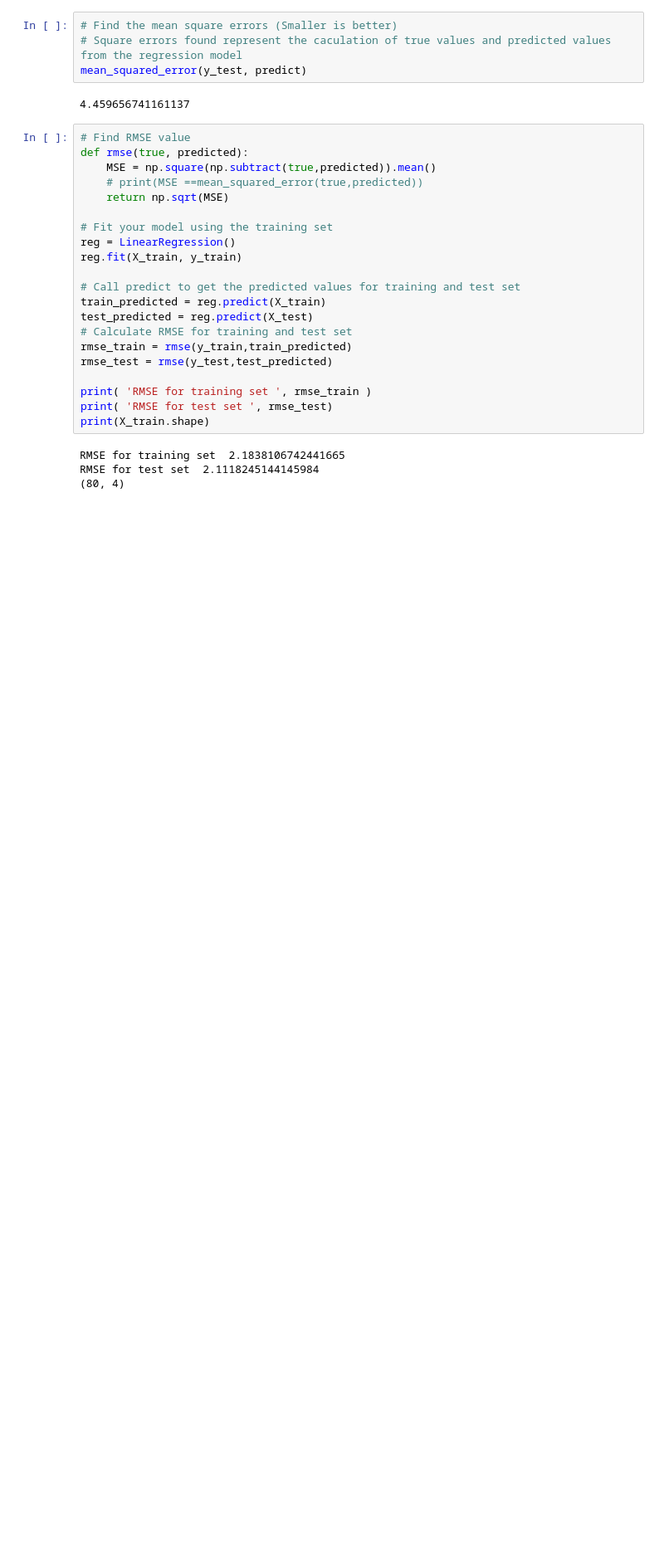
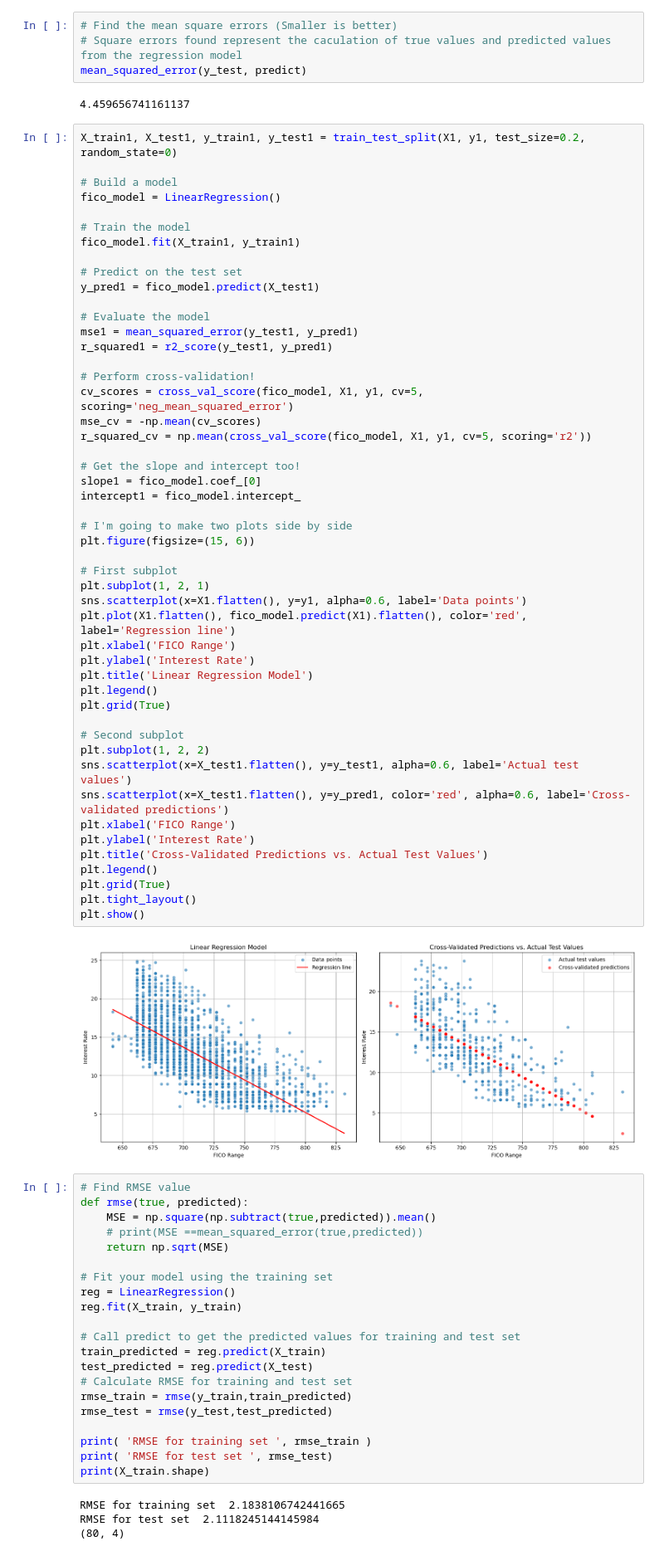
Before and after one commit to wolfman1986/Build_a_Linear_Regression_Model, a Jupyter notebook: workbooks/dataset_eda.ipynb, the cells around one changed output. Shown at 83% size. Drawn from its saved outputs; the diff is of its cells as text; blank space fills up the shorter version.

Commit message:
completed cross val list and graph

```diff
--- a/workbooks/dataset_eda.ipynb
+++ b/workbooks/dataset_eda.ipynb
@@ -354,6 +354,57 @@ Name: interest_rate, dtype: float64
 mean_squared_error(y_test, predict)
 # %% [output]
 4.459656741161137
+# %%
+X_train1, X_test1, y_train1, y_test1 = train_test_split(X1, y1, test_size=0.2, random_state=0)
+
+# Build a model
+fico_model = LinearRegression()
+
+# Train the model
+fico_model.fit(X_train1, y_train1)
+
+# Predict on the test set
+y_pred1 = fico_model.predict(X_test1)
+
+# Evaluate the model
+mse1 = mean_squared_error(y_test1, y_pred1)
+r_squared1 = r2_score(y_test1, y_pred1)
+
+# Perform cross-validation!
+cv_scores = cross_val_score(fico_model, X1, y1, cv=5, scoring='neg_mean_squared_error')
+mse_cv = -np.mean(cv_scores)
+r_squared_cv = np.mean(cross_val_score(fico_model, X1, y1, cv=5, scoring='r2'))
+
+# Get the slope and intercept too!
+slope1 = fico_model.coef_[0]
+intercept1 = fico_model.intercept_
+
+# I'm going to make two plots side by side
+plt.figure(figsize=(15, 6))
+
+# First subplot
+plt.subplot(1, 2, 1)
+sns.scatterplot(x=X1.flatten(), y=y1, alpha=0.6, label='Data points')
+plt.plot(X1.flatten(), fico_model.predict(X1).flatten(), color='red', label='Regression line')
+plt.xlabel('FICO Range')
+plt.ylabel('Interest Rate')
+plt.title('Linear Regression Model')
+plt.legend()
+plt.grid(True)
+
+# Second subplot
+plt.subplot(1, 2, 2)
+sns.scatterplot(x=X_test1.flatten(), y=y_test1, alpha=0.6, label='Actual test values')
+sns.scatterplot(x=X_test1.flatten(), y=y_pred1, color='red', alpha=0.6, label='Cross-validated predictions')
+plt.xlabel('FICO Range')
+plt.ylabel('Interest Rate')
+plt.title('Cross-Validated Predictions vs. Actual Test Values')
+plt.legend()
+plt.grid(True)
+plt.tight_layout()
+plt.show()
+# %% [output]
+[figure, added]
 # %%
 # Find RMSE value
 def rmse(true, predicted):
```
Also changed, not shown: parts of 4 cells of this notebook.
